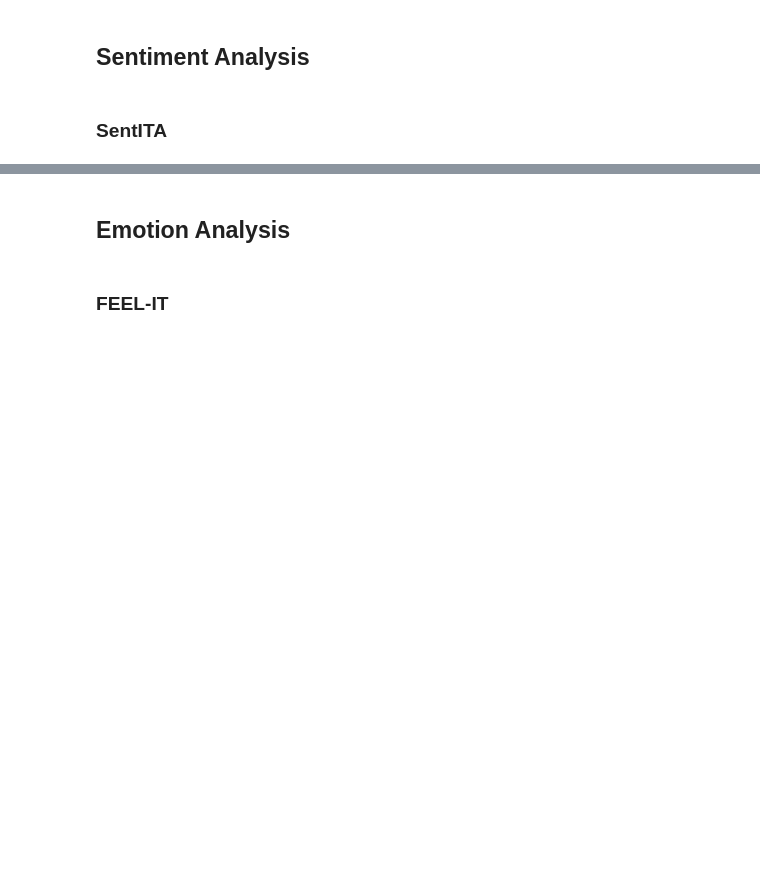
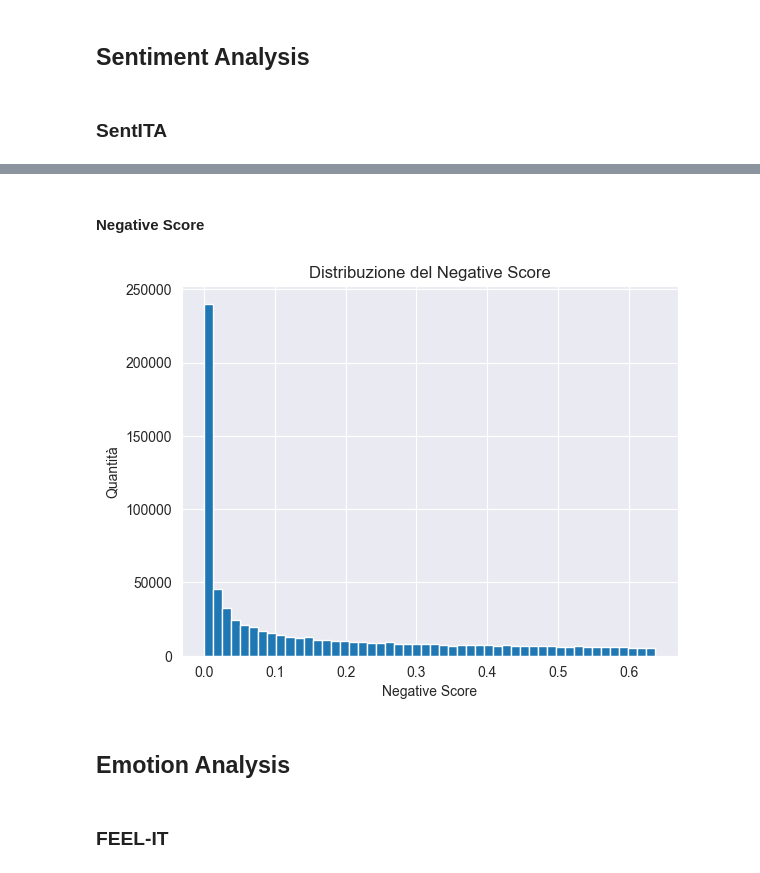
Before and after one commit to davisf20/characterization-of-user-misbehavior-in-online-social-media, a Jupyter notebook: notebooks/textAnalysis.ipynb, the cells around one changed output, grey strips where cells are left out. Cells and saved outputs as stored; diff of their text form; code cells hidden in the pictures; blank space fills up the shorter version.

```diff
--- a/notebooks/textAnalysis.ipynb
+++ b/notebooks/textAnalysis.ipynb
@@ -87,3 +116,20 @@ for index, row in all_text_df.iterrows():
+# %% [markdown]
+#### Negative Score
+# %%
+tweets_copy = tweets.copy()
+
+# Rimuovi righe con NaN nella colonna 'negative_y'
+tweets_copy = tweets_copy.dropna(subset=['negative_y'])
+
+# Istogramma per 'negative_y'
+# plt.figure(figsize=(10, 5))
+plt.hist(tweets_copy['negative_y'], bins=50, range=(0, tweets_copy['negative_y'].quantile(0.90)))
+plt.xlabel('Negative Score')
+plt.ylabel('Quantità')
+plt.title('Distribuzione del Negative Score')
+plt.show()
+# %% [output]
+[figure, added]
 # %% [markdown]
 ## Emotion Analysis
 # %% [markdown]
```
Also changed, not shown: parts of 11 cells of this notebook.
